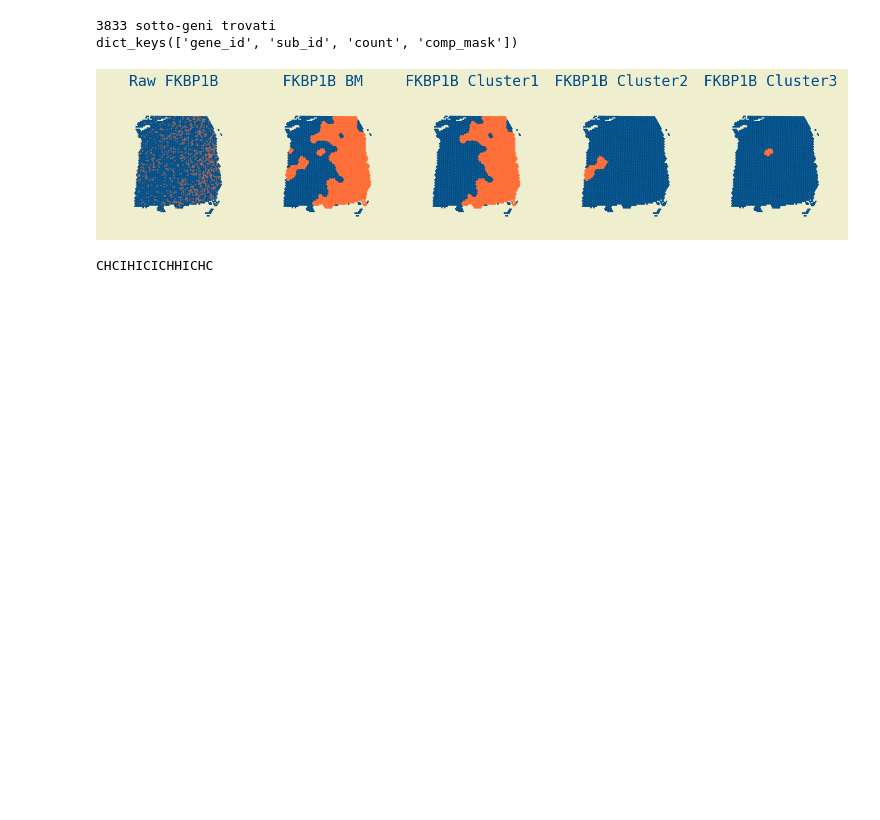
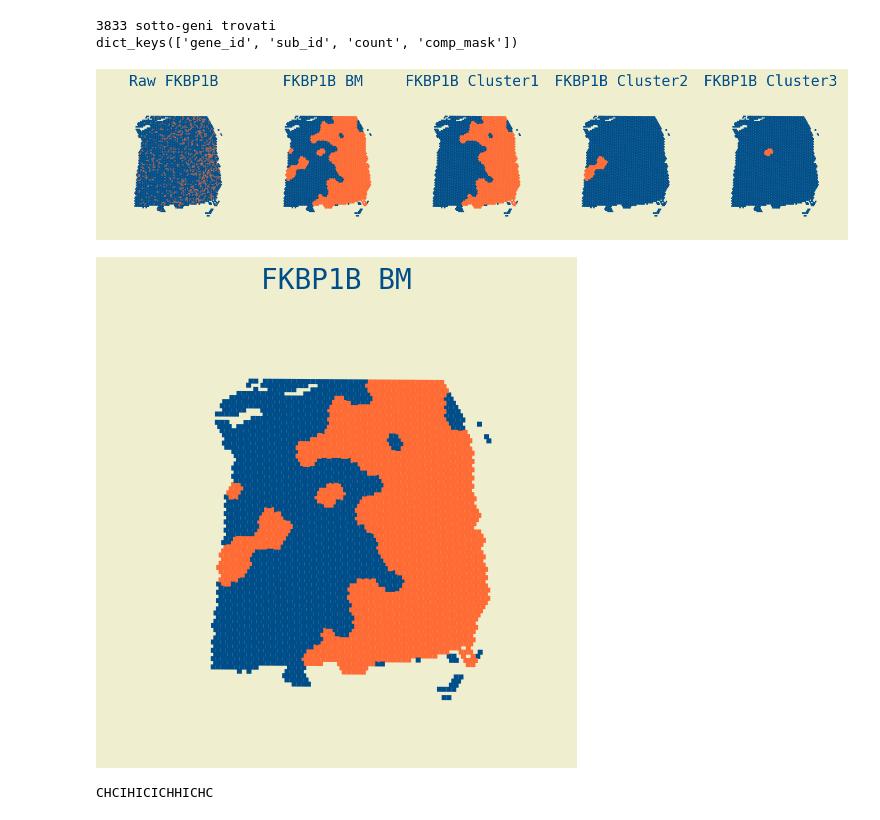
Before and after one commit to Cero1998/Tesi_Cerinelli, a Jupyter notebook: progetto_spunto/progetto/mini_genes.ipynb, the cells around one changed output. Drawn from its saved outputs; the diff is of its cells as text; code cells hidden in the pictures; blank space fills up the shorter version.

```diff
--- a/progetto_spunto/progetto/mini_genes.ipynb
+++ b/progetto_spunto/progetto/mini_genes.ipynb
@@ -426,5 +420,24 @@ plot_spatial_scatter(
 # %% [output]
 [figure]
+# %%
+gene_id = 93
+binaryMask0 = binaryMasks[gene_id]
+fig, ax = plt.subplots(1, 1, figsize=(5, 5),
+                                           gridspec_kw={"width_ratios":[1.2]},
+                                           constrained_layout=True)
+plot_spatial_scatter(
+    scdata,
+    binaryMask0,
+    cmap         = myCMAP,
+    spines_color = W,
+    size         = 1.5,
+    shape        = "square",
+    ax           = ax,
+    title        = gene_names[original_gene_ids[gene_id]]+" BM")
+
+plt.savefig("presentazioneCerinelli/geneSingleWithSubGenesShow.png")
+# %% [output]
+[figure, added]
 # %%
 pappapero = np.load("subgenes.npy", allow_pickle=True)
 print("CHCIHICICHHICHC")
```
Also changed, not shown: parts of 2 cells of this notebook, 9 other files.
